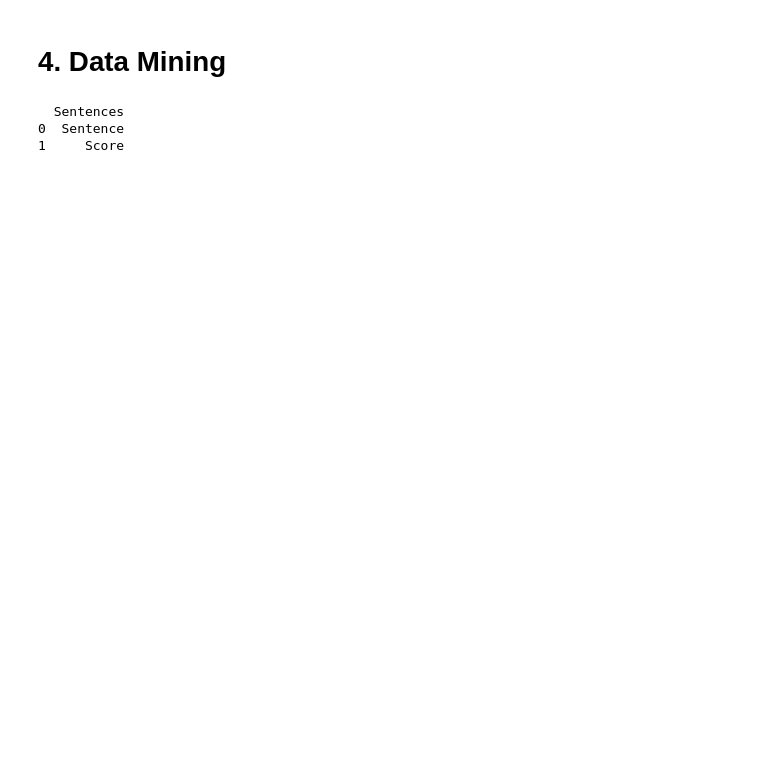
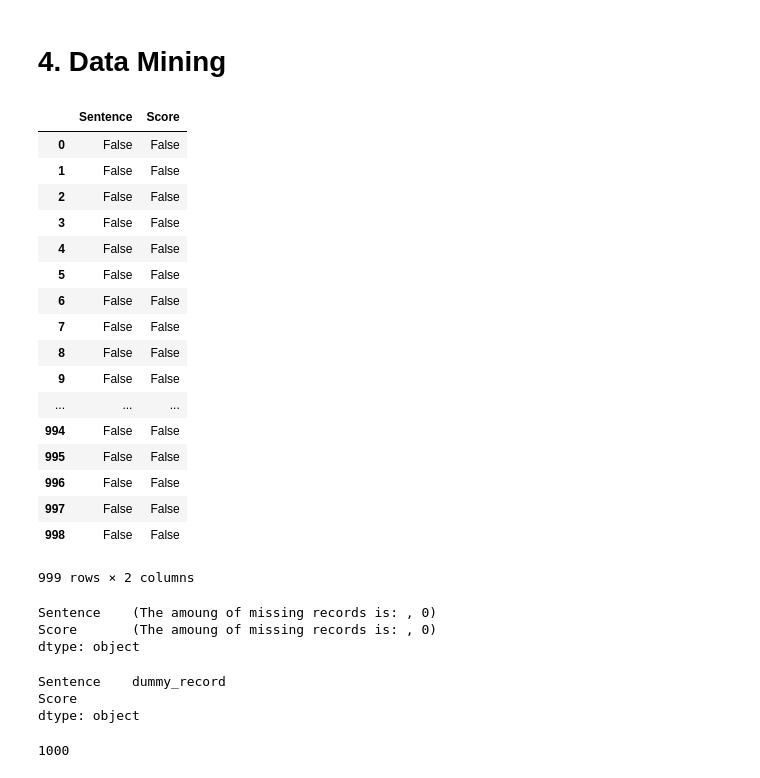
Before and after one commit to orison09/data_mining_hw_1, a Jupyter notebook: hw_1.ipynb, the cells around one changed output. Saved outputs shown, nothing was run; the diff lists cells and outputs as text; code cells hidden in the pictures; blank space fills up the shorter version.

Commit message:
DataFrame Added

```diff
--- a/hw_1.ipynb
+++ b/hw_1.ipynb
@@ -59,7 +59,7 @@ import helpers.text_analysis as ta
 # %% [markdown]
 First let's load some data and see if it works well.
 # %%
-imdb = pd.read_csv("imdb_labelled.txt", header=0, sep='\t',quoting=3, names = ["Sentence","Score"])
+imdb = pd.read_csv("data/imdb_labelled.txt", header=0, sep='\t',quoting=3, names = ["Sentence","Score"])
 # %%
 print (imdb)
 # %% [output]
@@ -147,8 +217,29 @@ len(X)
 # %% [markdown]
 # 4. Data Mining
-# %%
-print(X)
-# %% [output]
-  Sentences
-0  Sentence
-1     Score
+# %%
+imdb.isnull()
+# %% [output]
+|  | Sentence | Score |
+| 0 | False | False |
+| 1 | False | False |
+| 2 | False | False |
+| 3 | False | False |
+| 4 | False | False |
+| 5 | False | False |
+| 6 | False | False |
+| 7 | False | False |
+| 8 | False | False |
+| 9 | False | False |
+| ... | ... | ... |
+| 994 | False | False |
+| 995 | False | False |
+| 996 | False | False |
+| 997 | False | False |
+| 998 | False | False |
+999 rows × 2 columns
+# %%
+imdb.isnull().apply(lambda x: dmh.check_missing_values(x))
+# %% [output]
+Sentence    (The amoung of missing records is: , 0)
+Score       (The amoung of missing records is: , 0)
+dtype: object
@@ -154,0 +248,6 @@ print(X)
+# %%
+dummy
+# %% [output]
+Sentence    dummy_record
+Score
+dtype: object
@@ -154,0 +256,4 @@ print(X)
+# %%
+len(result_with_series)
+# %% [output]
+1000
```
Also changed, not shown: parts of 10 cells of this notebook.
